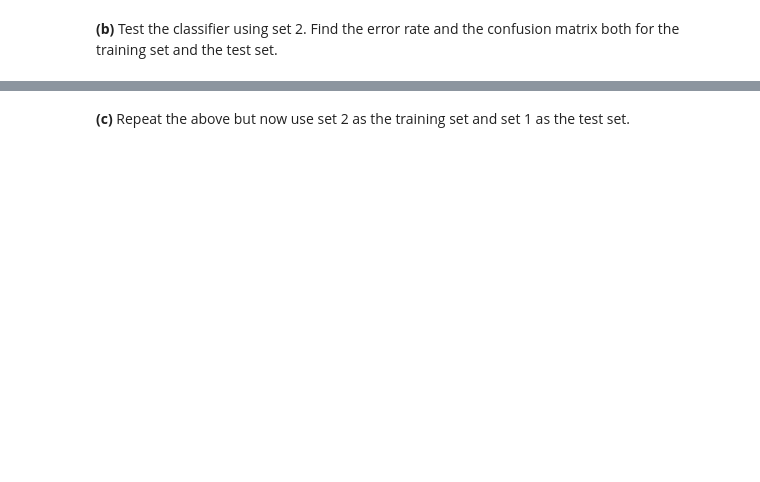
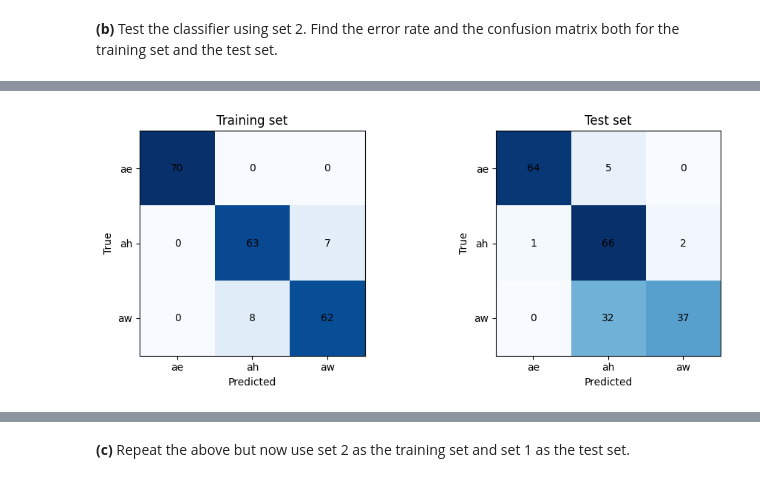
Before and after one commit to johnnynogo/TTT4275_EDC, a Jupyter notebook: assignments/assignment_5_Classification_II.ipynb, the cells around one changed output, grey strips where cells are left out. Cells and saved outputs as stored; diff of their text form; code cells hidden in the pictures; blank space fills up the shorter version.

```diff
--- a/assignments/assignment_5_Classification_II.ipynb
+++ b/assignments/assignment_5_Classification_II.ipynb
@@ -23,2 +118,19 @@ Assume you have chosen to use a single Gaussian for each class model. Define the
 # %% [markdown]
 __(a)__ Train the classifier using set 1 as the training set.
+# %%
+# Stack F1, F2, F3 into (70, 3) arrays for each class
+train_ae = np.column_stack([s1_ae[3].values, s1_ae[4].values, s1_ae[5].values])
+train_ah = np.column_stack([s1_ah[3].values, s1_ah[4].values, s1_ah[5].values])
+train_aw = np.column_stack([s1_aw[3].values, s1_aw[4].values, s1_aw[5].values])
+
+# Estimate parameters for each class
+models = {}
+for vowel, data in [('ae', train_ae), ('ah', train_ah), ('aw', train_aw)]:
+    models[vowel] = {
+        'mean': np.mean(data, axis=0),        # shape (3,)
+        'cov':  np.cov(data, rowvar=False)    # shape (3,3)
+    }
+
+# Inspect what was learned
+for vowel, params in models.items():
+    print(f"{vowel}: mean = {params['mean'].round(1)}")
@@ -25,2 +141,68 @@ __(a)__ Train the classifier using set 1 as the training set.
 # %% [markdown]
 __(b)__  Test the classifier using set 2. Find the error rate and the confusion matrix both for the training set and the test set.
+# %%
+from scipy.stats import multivariate_normal
+
+def classify(sample, models):
+    # compute likelihood of this sample under each class's Gaussian
+    likelihoods = {
+        vowel: multivariate_normal.pdf(sample, mean=params['mean'], cov=params['cov'])
+        for vowel, params in models.items()
+    }
+    return max(likelihoods, key=likelihoods.get)  # return class with highest likelihood
+
+def evaluate(data_dict, models):
+    # data_dict: {'ae': (N,3) array, 'ah': (N,3) array, 'aw': (N,3) array}
+    vowel_order = ['ae', 'ah', 'aw']
+    y_true, y_pred = [], []
+
+    for true_label, data in data_dict.items():
+        for sample in data:
+            y_true.append(true_label)
+            y_pred.append(classify(sample, models))
+
+    # confusion matrix (3x3)
+    conf = np.zeros((3, 3), dtype=int)
+    for true, pred in zip(y_true, y_pred):
+        i = vowel_order.index(true)
+        j = vowel_order.index(pred)
+        conf[i, j] += 1
+
+    error_rate = np.sum(y_true[k] != y_pred[k] for k in range(len(y_true))) / len(y_true)
+    return conf, error_rate
+
+# training data (already have these)
+train_data = {
+    'ae': train_ae,  # (70, 3)
+    'ah': train_ah,
+    'aw': train_aw
+}
+
+# test data — same stacking as training
+test_ae = np.column_stack([s2_ae[3].values, s2_ae[4].values, s2_ae[5].values])
+test_ah = np.column_stack([s2_ah[3].values, s2_ah[4].values, s2_ah[5].values])
+test_aw = np.column_stack([s2_aw[3].values, s2_aw[4].values, s2_aw[5].values])
+test_data = {'ae': test_ae, 'ah': test_ah, 'aw': test_aw}
+
+# evaluate on both
+train_conf, train_err = evaluate(train_data, models)
+test_conf,  test_err  = evaluate(test_data,  models)
+
+print(f"Training error rate: {train_err:.4f}")
+print(f"Test error rate:     {test_err:.4f}")
+
+# plot confusion matrices
+vowel_order = ['ae', 'ah', 'aw']
+fig, axes = plt.subplots(1, 2, figsize=(10, 4))
+for ax, conf, title in zip(axes, [train_conf, test_conf], ['Training set', 'Test set']):
+    im = ax.imshow(conf, cmap='Blues')
+    for i in range(3):
+        for j in range(3):
+            ax.text(j, i, conf[i,j], ha='center', va='center')
+    ax.set_xticks([0,1,2]); ax.set_xticklabels(vowel_order)
+    ax.set_yticks([0,1,2]); ax.set_yticklabels(vowel_order)
+    ax.set_xlabel('Predicted'); ax.set_ylabel('True')
+    ax.set_title(title)
+plt.tight_layout()
+plt.show()
+# %% [output]
@@ -26,0 +211 @@ __(b)__  Test the classifier using set 2. Find the error rate and the confusion
+[figure, added]
```
Also changed, not shown: parts of 16 cells of this notebook.
